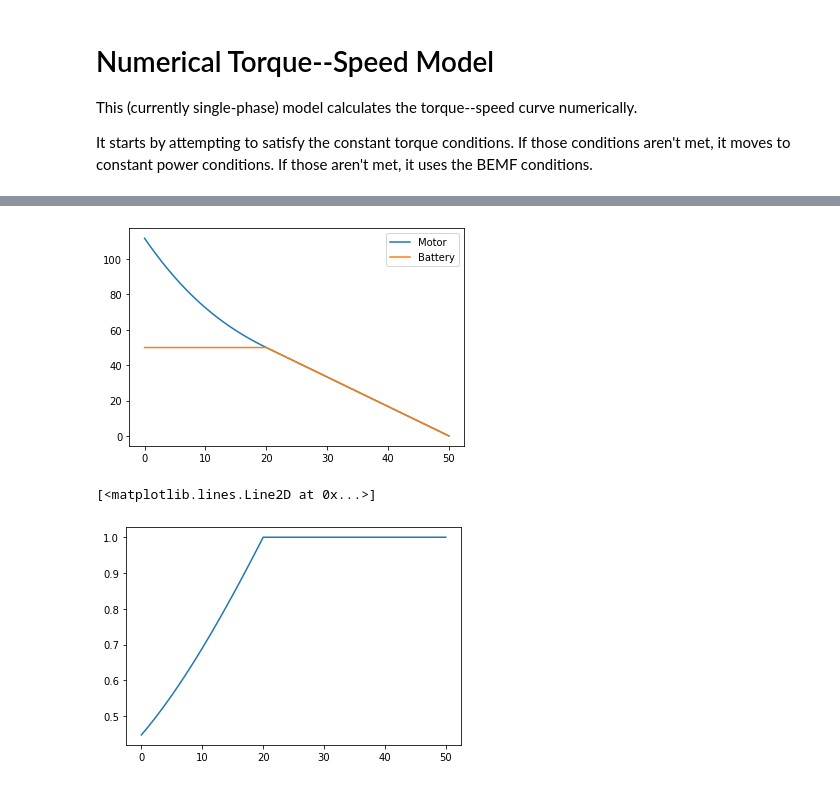
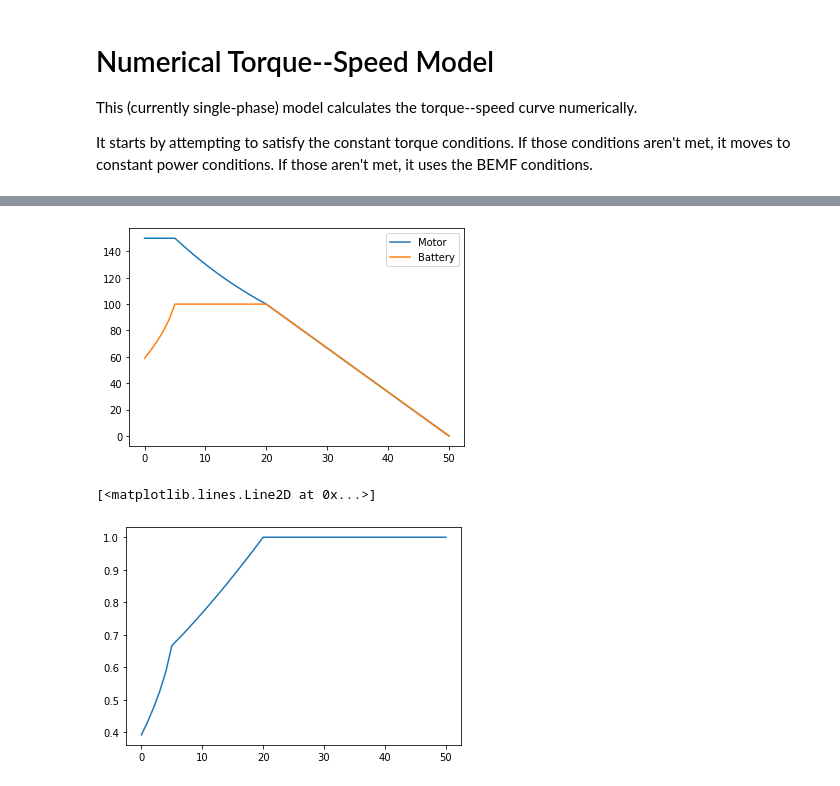
Before and after one commit to dsoto/ev-model-closed, a Jupyter notebook: controller-duty-cycle.ipynb, the cells around one changed output, grey strips where cells are left out. Drawn from its saved outputs; the diff is of its cells as text; code cells hidden in the pictures.

```diff
--- a/controller-duty-cycle.ipynb
+++ b/controller-duty-cycle.ipynb
@@ -13,7 +13,7 @@ from scipy.optimize import fsolve
 
 Voc = 50
 Iout_max = 150
-Rb = 0.5
+Rb = 0.2
 k = 1.0
 Rm = 0.1
 Iin_max = 100
@@ -44,9 +44,13 @@ def const_power_duty_root(D, Voc, Iin, Rb, Rm, k, omega):
     return (Voc - Iin * Rb) * Iin - (Iin / D)**2 * Rm - Iin / D * k * omega
 
 def solve_curve(omega, Voc, Rb, Rm, k, Iout_max, Iin_max):
+    # if battery power limit below user setting, truncate
+    if Iin_max > Voc / Rb / 2:
+        Iin_max = Voc / Rb / 2
+
     # try const torque
     Vout = motor_voltage(omega, Rm, k, Iout_max)
-    D_ct = fsolve(duty_root, 0, args=(Voc, Rb, Iout_max, Vout))[0]
+    D_ct = fsolve(duty_root, 0.1, args=(Voc, Rb, Iout_max, Vout))[0]
     Iin_ct = input_current(D_ct, Iout_max)
     power_out = Vout * Iout_max
     power_in = Iin_ct * input_voltage(Voc, Rb, Iin_ct)
@@ -59,7 +63,7 @@ def solve_curve(omega, Voc, Rb, Rm, k, Iout_max, Iin_max):
 
     # else try const power
     else:
-        D_cp = fsolve(const_power_duty_root, 0.01, args=(Voc, Iin_max, Rb, Rm, k, omega))[0]
+        D_cp = fsolve(const_power_duty_root, 0.1, args=(Voc, Iin_max, Rb, Rm, k, omega))[0]
         Iout = Iin_max / D_cp
         # if duty cycle looks good, record values
         if D_cp <= 1.0:
@@ -89,18 +93,8 @@ battery_current = []
 duty_cycle = []
 omega_max = Voc / k
 
-if Iin_max > Voc / Rb / 2:
-    Iin_max = Voc / Rb / 2
-
-motor_current = []
-battery_current = []
-duty_cycle = []
 omegas = np.linspace(0, omega_max, 51)
-for omega in omegas:
-    mc, bc, dc = solve_curve(omega, Voc, Rb, Rm, k, Iout_max, Iin_max)
-    motor_current.append(mc)
-    battery_current.append(bc)
-    duty_cycle.append(dc)
+motor_current, battery_current, duty_cycle = list(zip(*[solve_curve(omega, Voc, Rb, Rm, k, Iout_max, Iin_max) for omega in omegas]))
 
 plt.plot(omegas, motor_current, label='Motor')
 plt.plot(omegas, battery_current, label='Battery')
@@ -112,3 +107,3 @@ plt.plot(omegas, duty_cycle)
-[figure, old version]
+[figure, new version]
 [<matplotlib.lines.Line2D at 0x...>]
-[figure, old version]
+[figure, new version]
```
Also changed, not shown: parts of 3 cells of this notebook.
